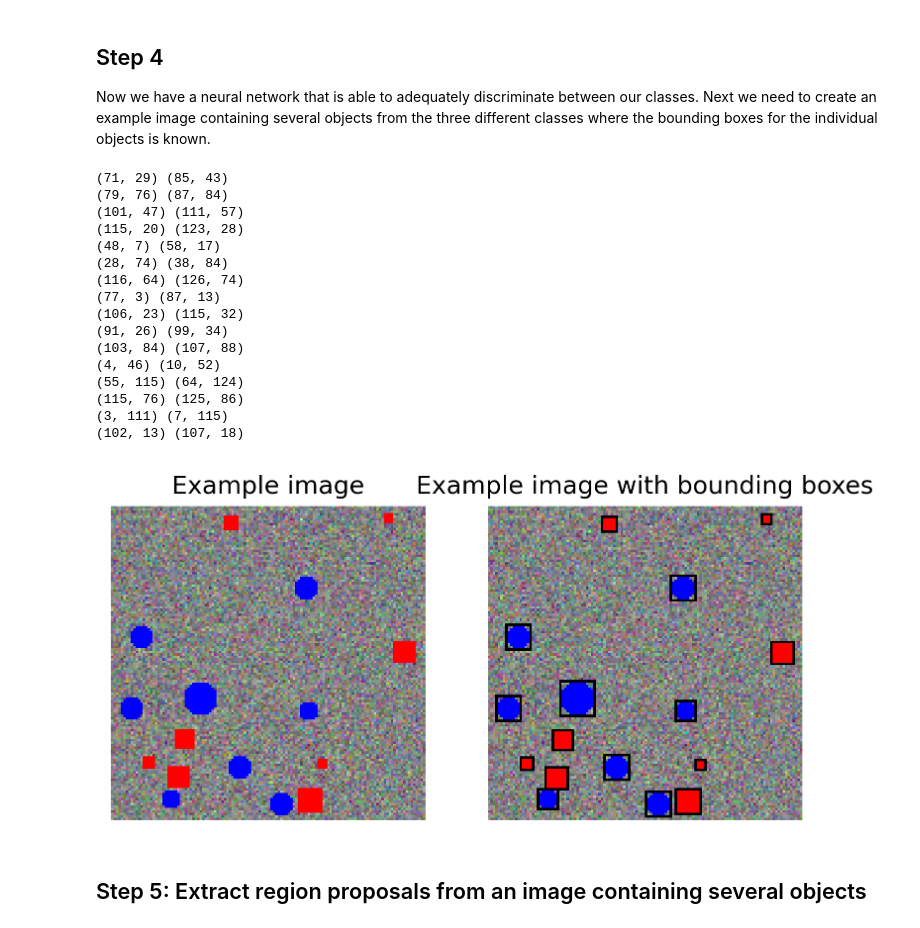
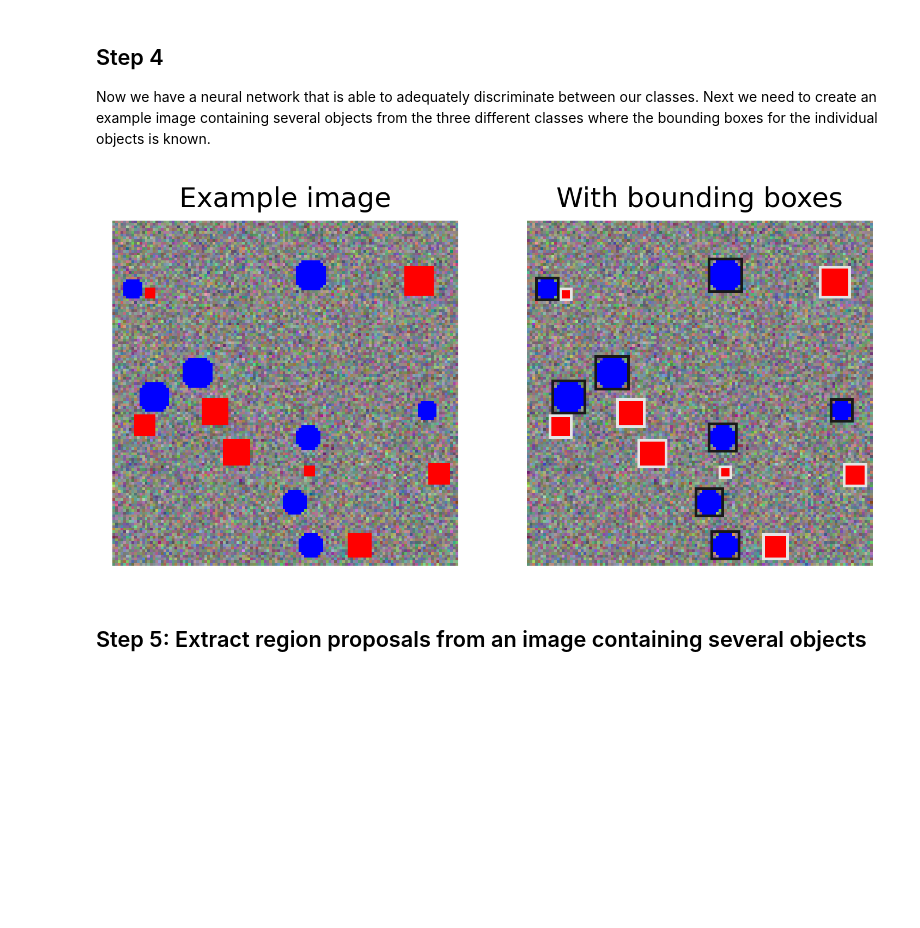
Before and after one commit to IverMartinsen/Tutorials, a Jupyter notebook: R-CNN tutorial.ipynb, the cells around one changed output. Drawn from its saved outputs; the diff is of its cells as text; code cells hidden in the pictures; blank space fills up the shorter version.

```diff
--- a/R-CNN tutorial.ipynb
+++ b/R-CNN tutorial.ipynb
@@ -149,39 +149,23 @@ Accuracy: 0.9866666666666667
 
 Now we have a neural network that is able to adequately discriminate between our classes. Next we need to create an example image containing several objects from the three different classes where the bounding boxes for the individual objects is known.
 # %%
+image = SampleImage(size=(128, 128), num_circles=8, num_squares=8)
+original = image.copy()
 
+colors = ((.1, .1, .1), (.9, .9, .9))
 
-image = SampleImage(size=(128, 128), num_circles=8, num_squares=8)
-test = image.copy()
-
-for key in image.objects.keys():
+for i, key in enumerate(image.objects.keys()):
     for upper, lower in image.objects[key]:
-        rectangle(image, lower[::-1], upper[::-1], (0, 0, 0), 1)
+        rectangle(image, lower[::-1], upper[::-1], colors[i], 1)
 
 
 fig, axes = plt.subplots(1, 2)
 
-axes[0].imshow(test); axes[0].axis('off'); axes[0].set_title('Example image')
-axes[1].imshow(image); axes[1].axis('off'); axes[1].set_title('Example image with bounding boxes')
+axes[0].imshow(original); axes[0].axis('off'); axes[0].set_title('Example image')
+axes[1].imshow(image); axes[1].axis('off'); axes[1].set_title('With bounding boxes')
 plt.show()
 # %% [output]
-(71, 29) (85, 43)
-(79, 76) (87, 84)
-(101, 47) (111, 57)
-(115, 20) (123, 28)
-(48, 7) (58, 17)
-(28, 74) (38, 84)
-(116, 64) (126, 74)
-(77, 3) (87, 13)
-(106, 23) (115, 32)
-(91, 26) (99, 34)
-(103, 84) (107, 88)
-(4, 46) (10, 52)
-(55, 115) (64, 124)
-(115, 76) (125, 86)
-(3, 111) (7, 115)
-(102, 13) (107, 18)
-[figure, old version]
+[figure, new version]
 # %% [markdown]
 ## Step 5: Extract region proposals from an image containing several objects
 # %%
```
